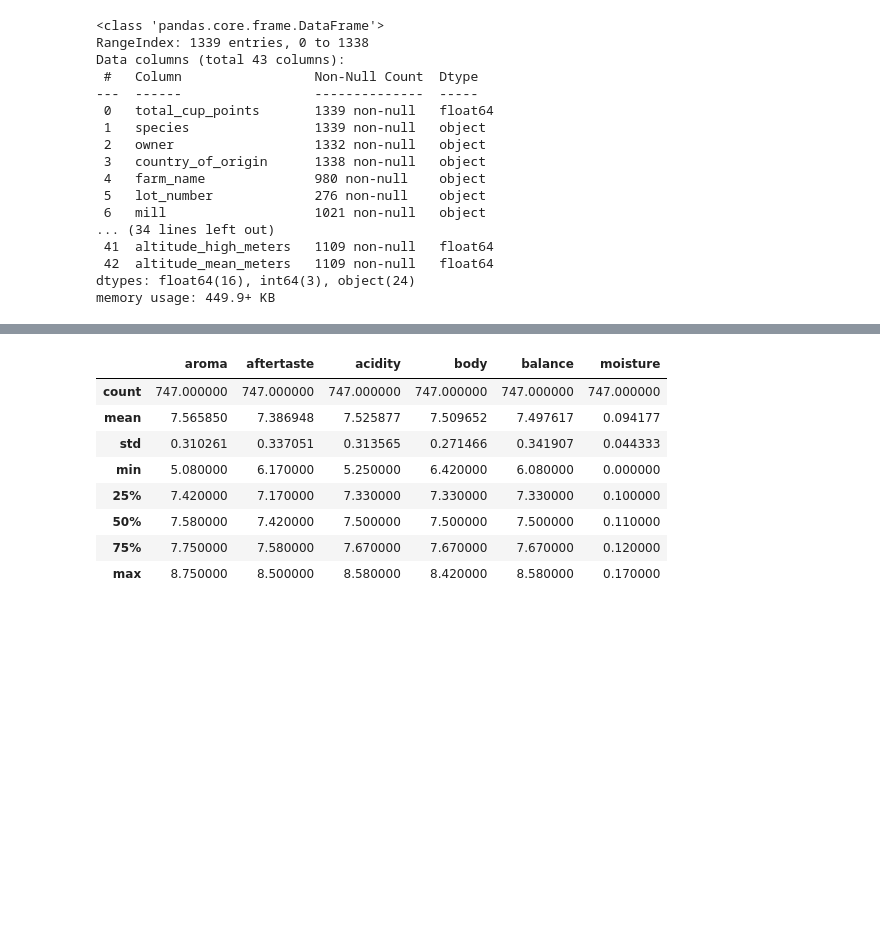
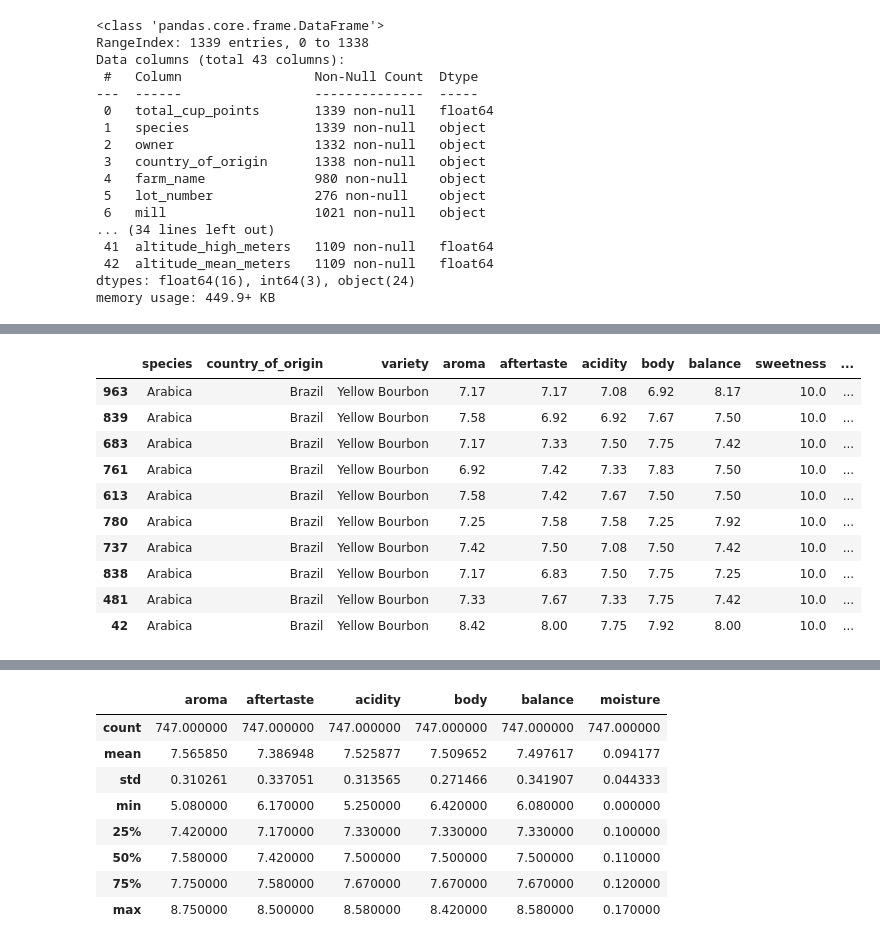
Before and after one commit to jgayosof/Coffe_Model, a Jupyter notebook: src/Coffee_Model.ipynb, the cells around one changed output, grey strips where cells are left out. Cells and saved outputs as stored; diff of their text form; code cells hidden in the pictures; blank space fills up the shorter version.

```diff
--- a/src/Coffee_Model.ipynb
+++ b/src/Coffee_Model.ipynb
@@ -286,0 +304,15 @@ Name: variety, dtype: float64
+# %%
+# Analyze
+X_train.sort_values(by='altitude_mean_meters').head(10)
+# %% [output]
+|  | species | country_of_origin | variety | aroma | aftertaste | acidity | body | balance | sweetness | ... |
+| 963 | Arabica | Brazil | Yellow Bourbon | 7.17 | 7.17 | 7.08 | 6.92 | 8.17 | 10.0 | ... |
+| 839 | Arabica | Brazil | Yellow Bourbon | 7.58 | 6.92 | 6.92 | 7.67 | 7.50 | 10.0 | ... |
+| 683 | Arabica | Brazil | Yellow Bourbon | 7.17 | 7.33 | 7.50 | 7.75 | 7.42 | 10.0 | ... |
+| 761 | Arabica | Brazil | Yellow Bourbon | 6.92 | 7.42 | 7.33 | 7.83 | 7.50 | 10.0 | ... |
+| 613 | Arabica | Brazil | Yellow Bourbon | 7.58 | 7.42 | 7.67 | 7.50 | 7.50 | 10.0 | ... |
+| 780 | Arabica | Brazil | Yellow Bourbon | 7.25 | 7.58 | 7.58 | 7.25 | 7.92 | 10.0 | ... |
+| 737 | Arabica | Brazil | Yellow Bourbon | 7.42 | 7.50 | 7.08 | 7.50 | 7.42 | 10.0 | ... |
+| 838 | Arabica | Brazil | Yellow Bourbon | 7.17 | 6.83 | 7.50 | 7.75 | 7.25 | 10.0 | ... |
+| 481 | Arabica | Brazil | Yellow Bourbon | 7.33 | 7.67 | 7.33 | 7.75 | 7.42 | 10.0 | ... |
+| 42 | Arabica | Brazil | Yellow Bourbon | 8.42 | 8.00 | 7.75 | 7.92 | 8.00 | 10.0 | ... |
```
Also changed, not shown: parts of 47 cells of this notebook, 3 other files.
